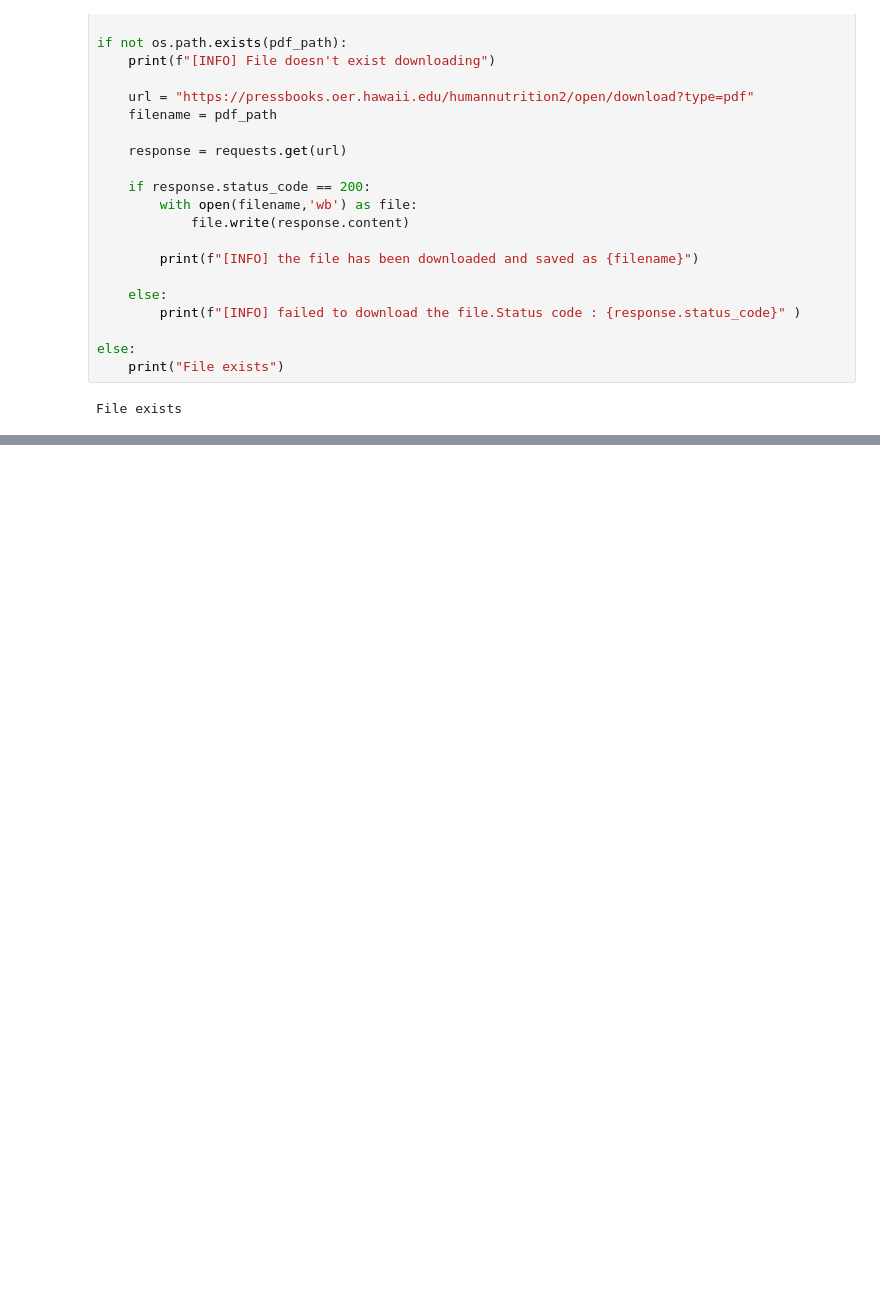
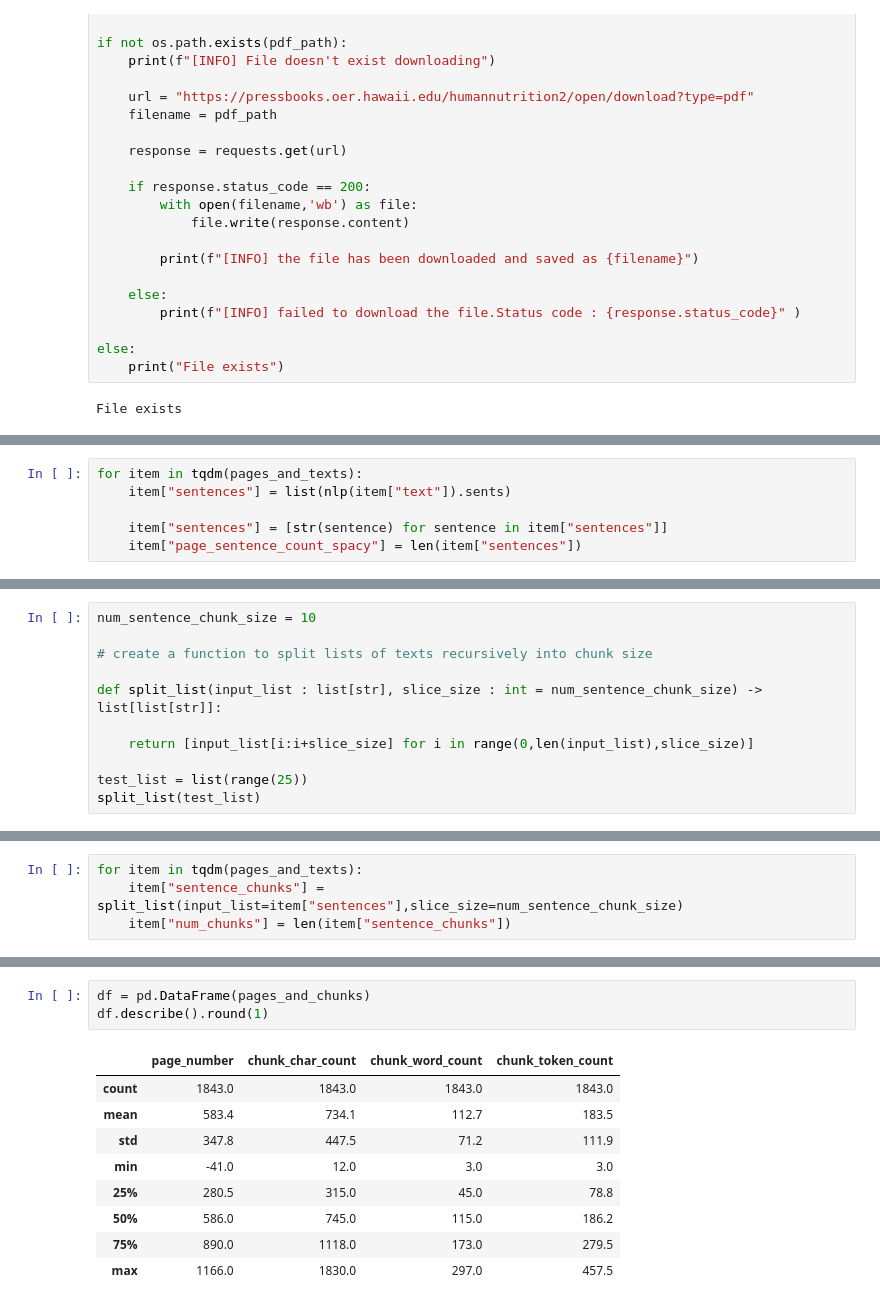
Before and after one commit to Kapilgwal/Local-RAG, a Jupyter notebook: model.ipynb, the cells around one changed output, grey strips where cells are left out. Drawn from its saved outputs; the diff is of its cells as text; blank space fills up the shorter version.

```diff
--- a/model.ipynb
+++ b/model.ipynb
@@ -136,0 +151,6 @@ df.describe().round(2)
+# %%
+for item in tqdm(pages_and_texts):
+    item["sentences"] = list(nlp(item["text"]).sents)
+
+    item["sentences"] = [str(sentence) for sentence in item["sentences"]]
+    item["page_sentence_count_spacy"] = len(item["sentences"])
@@ -136,0 +182,11 @@ df.describe().round(2)
+# %%
+num_sentence_chunk_size = 10
+
+# create a function to split lists of texts recursively into chunk size
+
+def split_list(input_list : list[str], slice_size : int = num_sentence_chunk_size) -> list[list[str]]:
+
+    return [input_list[i:i+slice_size] for i in range(0,len(input_list),slice_size)]
+
+test_list = list(range(25))
+split_list(test_list)
@@ -136,0 +197,4 @@ df.describe().round(2)
+# %%
+for item in tqdm(pages_and_texts):
+    item["sentence_chunks"] = split_list(input_list=item["sentences"],slice_size=num_sentence_chunk_size)
+    item["num_chunks"] = len(item["sentence_chunks"])
@@ -136,0 +264,13 @@ df.describe().round(2)
+# %%
+df = pd.DataFrame(pages_and_chunks)
+df.describe().round(1)
+# %% [output]
+|  | page_number | chunk_char_count | chunk_word_count | chunk_token_count |
+| count | 1843.0 | 1843.0 | 1843.0 | 1843.0 |
+| mean | 583.4 | 734.1 | 112.7 | 183.5 |
+| std | 347.8 | 447.5 | 71.2 | 111.9 |
+| min | -41.0 | 12.0 | 3.0 | 3.0 |
+| 25% | 280.5 | 315.0 | 45.0 | 78.8 |
+| 50% | 586.0 | 745.0 | 115.0 | 186.2 |
+| 75% | 890.0 | 1118.0 | 173.0 | 279.5 |
+| max | 1166.0 | 1830.0 | 297.0 | 457.5 |
```
Also changed, not shown: parts of 17 cells of this notebook, 1 other file.
